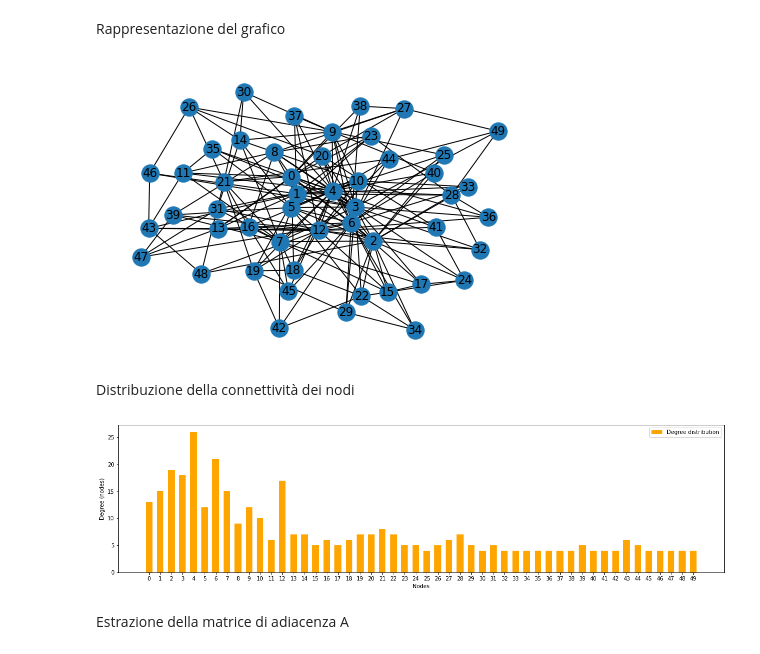
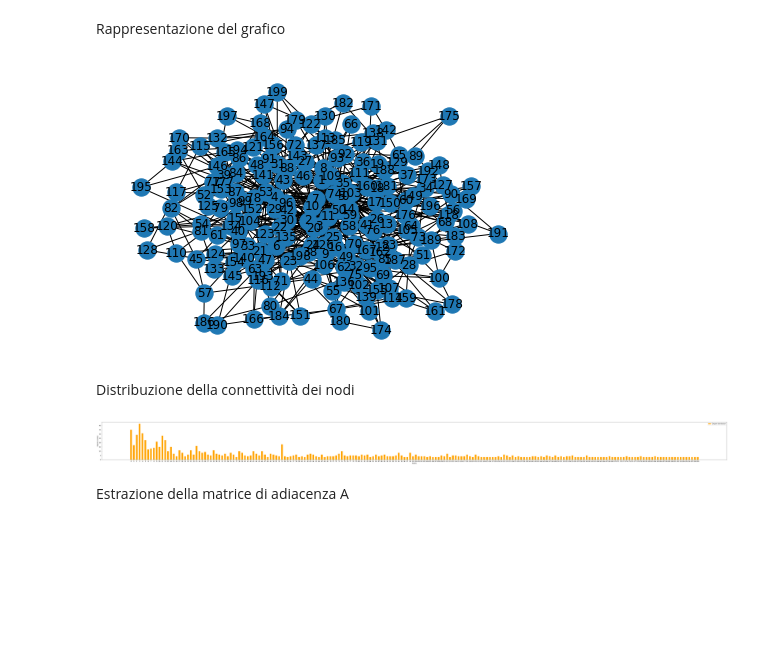
Before and after one commit to Ferri-00/Esame-Complessi, a Jupyter notebook: BarabasiAlbert.ipynb, the cells around one changed output. Saved outputs shown, nothing was run; the diff lists cells and outputs as text; code cells hidden in the pictures; blank space fills up the shorter version.

```diff
--- a/BarabasiAlbert.ipynb
+++ b/BarabasiAlbert.ipynb
@@ -11,11 +11,13 @@ import scipy.stats as stats
 
 import time
 import os
+
+save_graph = True
 # %% [markdown]
 Creazione del grafo con l'algoritmo di Barabasi-Albert
 # %%
-N = 50
-M = 4
+N = 200
+M = 3
 
 G = nx.complete_graph(M+1)
 G = nx.barabasi_albert_graph(N, M, initial_graph=G)
@@ -24,10 +26,11 @@ Rappresentazione del grafico
 # %%
 nx.draw(G, with_labels=True)
 plt.show()
 
-nx.write_adjlist(G, "BA.adjlist")
+if save_graph:
+    nx.write_adjlist(G, "BA.adjlist")
 # %% [output]
-[figure, old version]
+[figure, new version]
 # %% [markdown]
 Distribuzione della connettività dei nodi
 # %%
@@ -44,7 +47,7 @@ ax.set_xticks(np.arange(0, N, 1))
 
 plt.show()
 # %% [output]
-[figure, old version]
+[figure, new version]
 # %% [markdown]
 Estrazione della matrice di adiacenza A
 # %%
```
Also changed, not shown: parts of 16 cells of this notebook, 3 other files.
